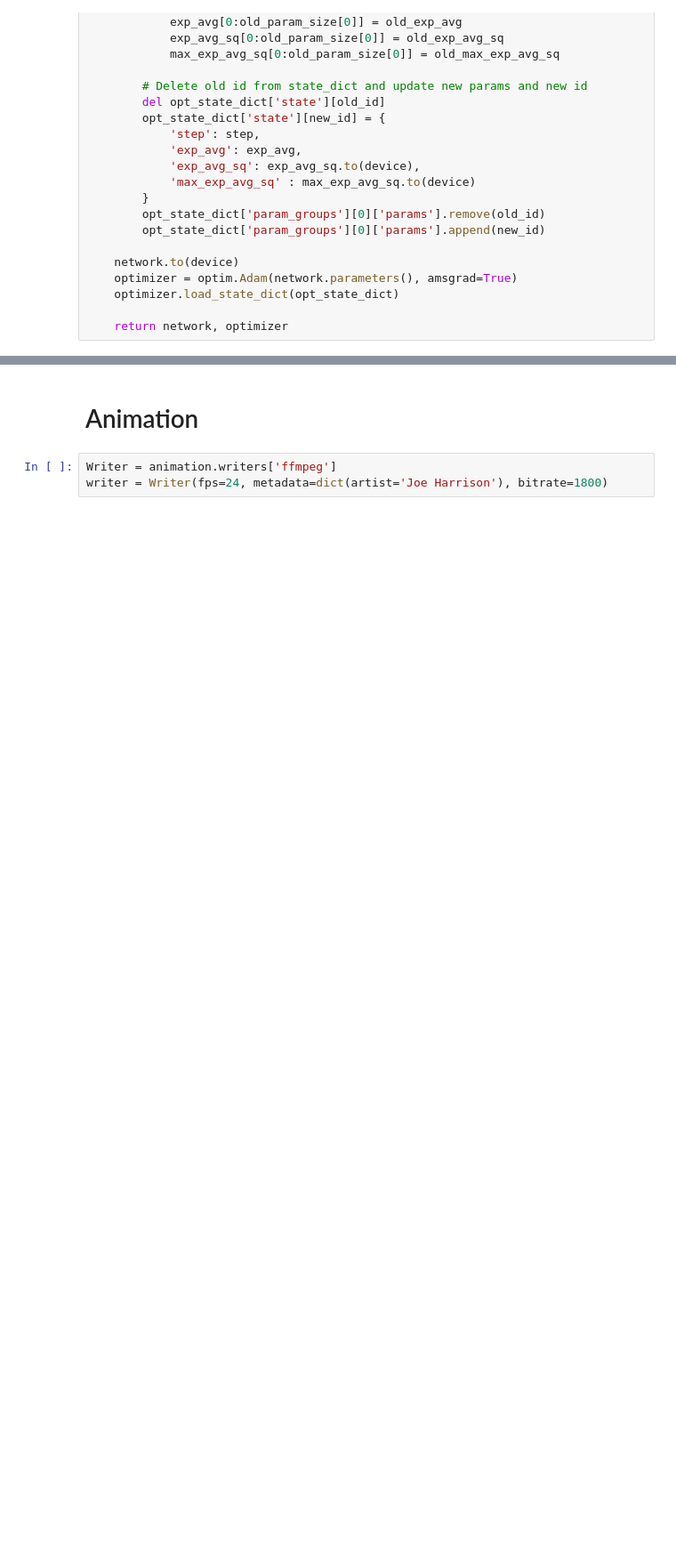
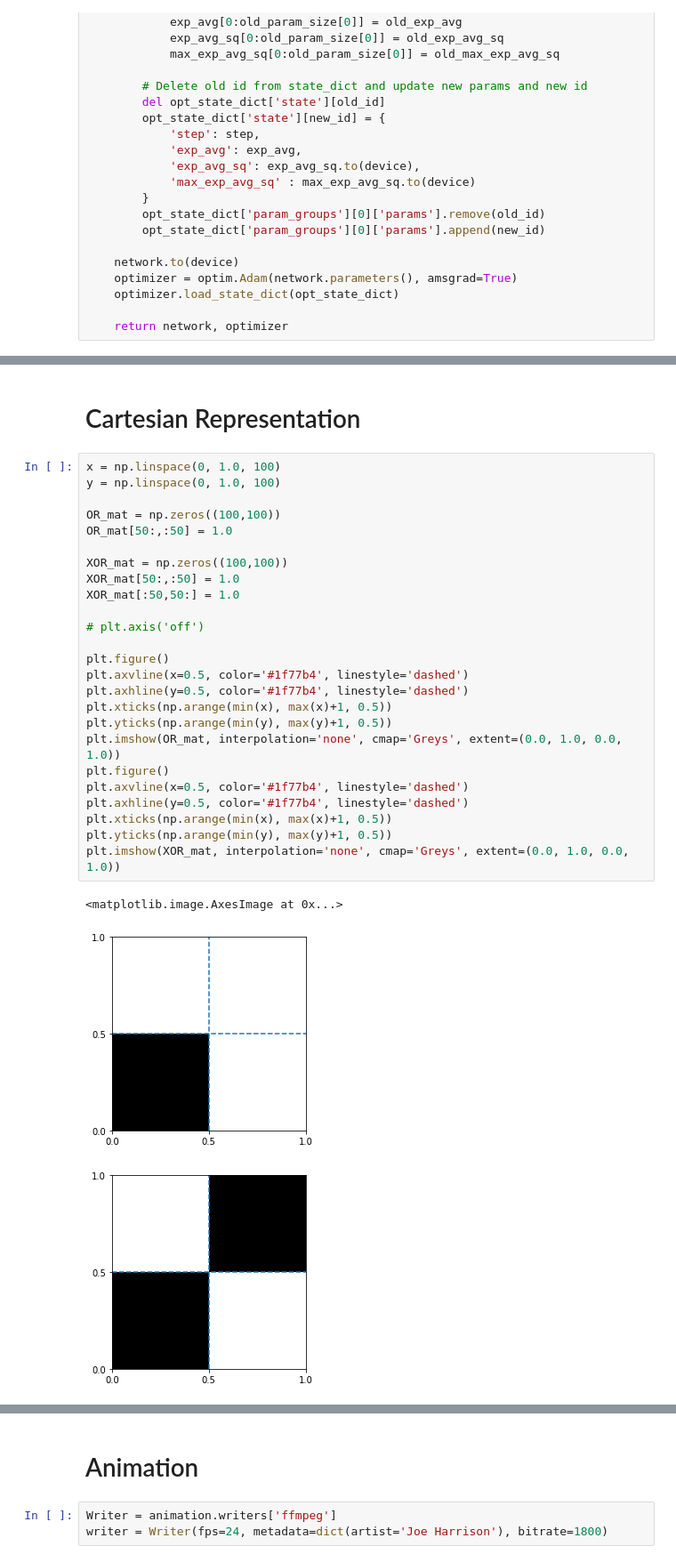
Before and after one commit to JoeHarrison/Thesis, a Jupyter notebook: Experiments/OR-XOR.ipynb, the cells around one changed output, grey strips where cells are left out. Shown at 89% size. Drawn from its saved outputs; the diff is of its cells as text; blank space fills up the shorter version.

```diff
--- a/Experiments/OR-XOR.ipynb
+++ b/Experiments/OR-XOR.ipynb
@@ -291,0 +780,31 @@ Average loss:  0.9637196958065033
+# %% [markdown]
+# Cartesian Representation
+# %%
+x = np.linspace(0, 1.0, 100)
+y = np.linspace(0, 1.0, 100)
+
+OR_mat = np.zeros((100,100))
+OR_mat[50:,:50] = 1.0
+
+XOR_mat = np.zeros((100,100))
+XOR_mat[50:,:50] = 1.0
+XOR_mat[:50,50:] = 1.0
+
+# plt.axis('off')
+
+plt.figure()
+plt.axvline(x=0.5, color='#1f77b4', linestyle='dashed')
+plt.axhline(y=0.5, color='#1f77b4', linestyle='dashed')
+plt.xticks(np.arange(min(x), max(x)+1, 0.5))
+plt.yticks(np.arange(min(y), max(y)+1, 0.5))
+plt.imshow(OR_mat, interpolation='none', cmap='Greys', extent=(0.0, 1.0, 0.0, 1.0))
+plt.figure()
+plt.axvline(x=0.5, color='#1f77b4', linestyle='dashed')
+plt.axhline(y=0.5, color='#1f77b4', linestyle='dashed')
+plt.xticks(np.arange(min(x), max(x)+1, 0.5))
+plt.yticks(np.arange(min(y), max(y)+1, 0.5))
+plt.imshow(XOR_mat, interpolation='none', cmap='Greys', extent=(0.0, 1.0, 0.0, 1.0))
+# %% [output]
+<matplotlib.image.AxesImage at 0x...>
+[figure, added]
+[figure, added]
```
Also changed, not shown: parts of 18 cells of this notebook, 1 other file.
